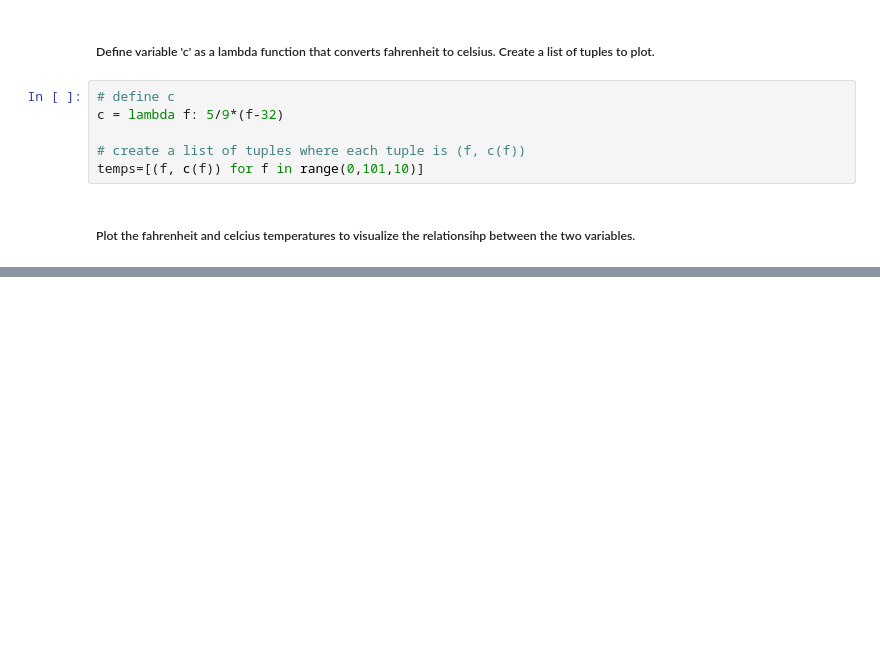
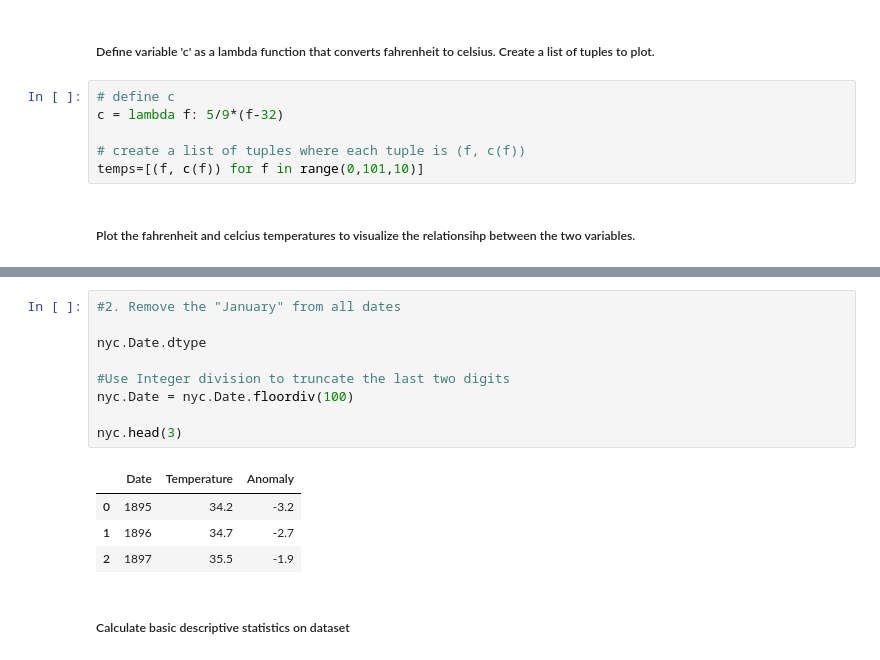
Before and after one commit to JackieGanyo/datafun-07-ml, a Jupyter notebook: JGanyo_ml.ipynb, the cells around one changed output, grey strips where cells are left out. Drawn from its saved outputs; the diff is of its cells as text; blank space fills up the shorter version.

```diff
--- a/JGanyo_ml.ipynb
+++ b/JGanyo_ml.ipynb
@@ -35,0 +73,16 @@ y_label = axes.set_ylabel('Celsius')
+# %%
+#2. Remove the "January" from all dates
+
+nyc.Date.dtype
+
+#Use Integer division to truncate the last two digits
+nyc.Date = nyc.Date.floordiv(100)
+
+nyc.head(3)
+# %% [output]
+|  | Date | Temperature | Anomaly |
+| 0 | 1895 | 34.2 | -3.2 |
+| 1 | 1896 | 34.7 | -2.7 |
+| 2 | 1897 | 35.5 | -1.9 |
+# %% [markdown]
+##### Calculate basic descriptive statistics on dataset
```
Also changed, not shown: parts of 17 cells of this notebook, 1 other file.
